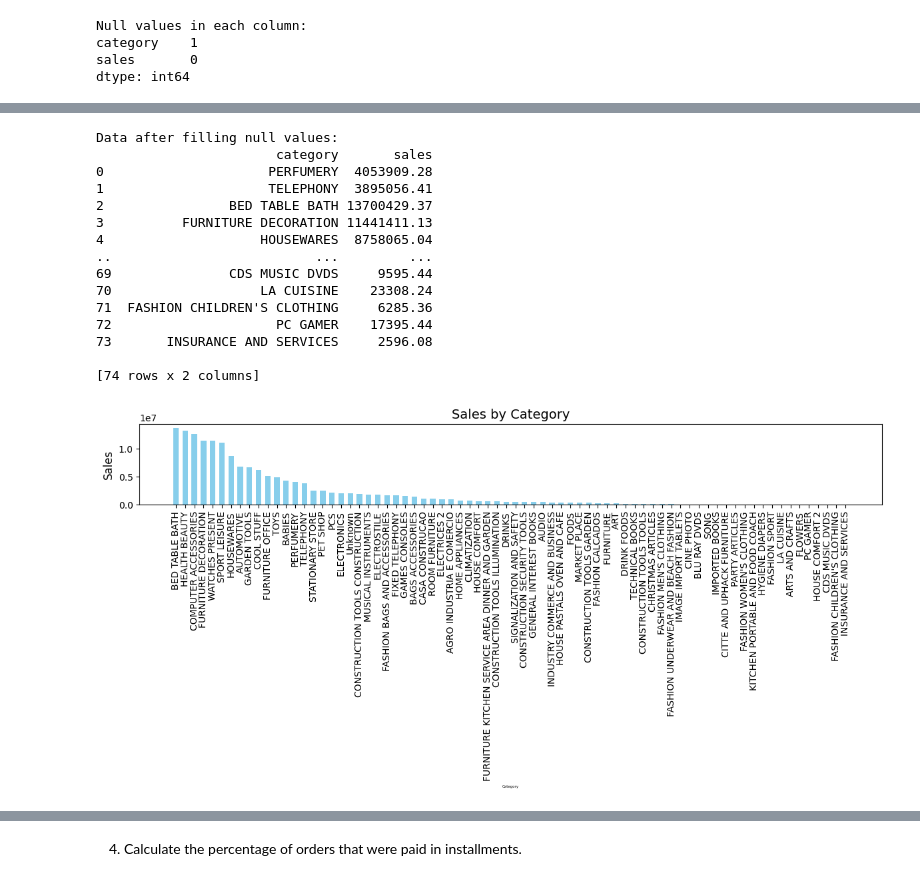
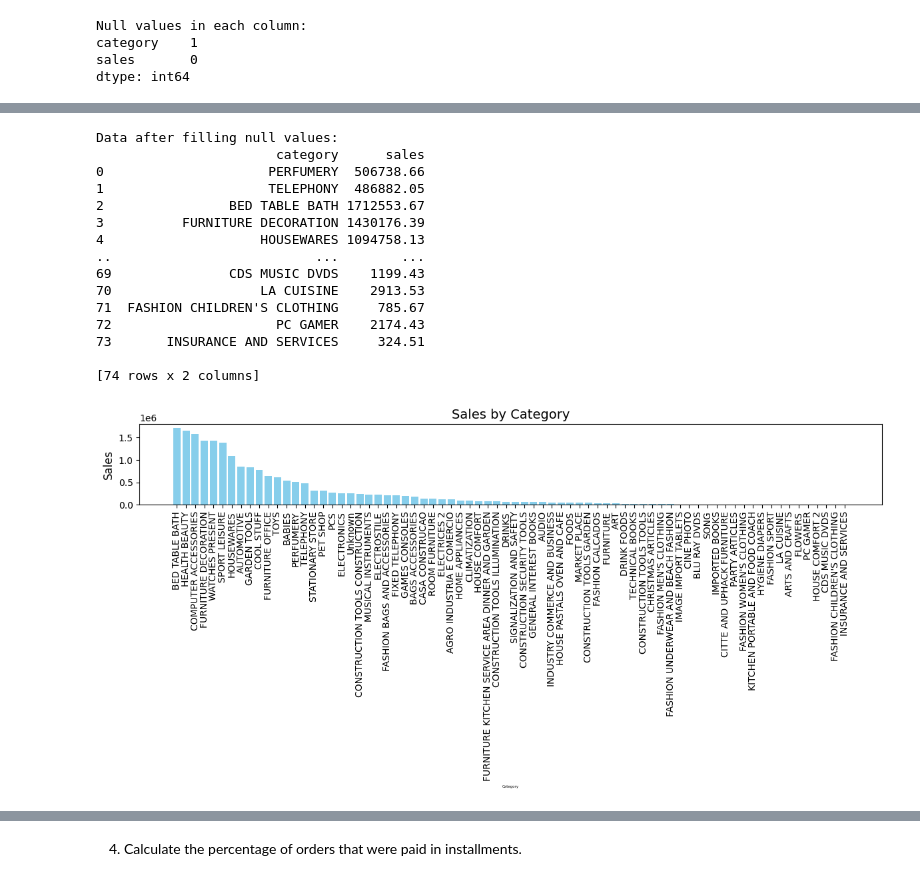
Before and after one commit to Roksana18cse04/SQL_and_Python_DataAnalysis, a Jupyter notebook: python_SQL_Ecommerce.ipynb, the cells around one changed output, grey strips where cells are left out. Cells and saved outputs as stored; diff of their text form; code cells hidden in the pictures.

```diff
--- a/python_SQL_Ecommerce.ipynb
+++ b/python_SQL_Ecommerce.ipynb
@@ -9,7 +11,7 @@ db = mysql.connector.connect(
     host="127.0.0.1",
     user="root",
     password="Roksana@2000",
-    database="XYZ_Company"
+    database="Ecommerce"
 )
 curs = db.cursor()
 # %% [markdown]
@@ -184,40 +186,40 @@ print("\nData after filling null values:")
 print(df)
 # %% [output]
 Data after filling null values:
-                       category       sales
-0                     PERFUMERY  4053909.28
-1                     TELEPHONY  3895056.41
-2                BED TABLE BATH 13700429.37
-3          FURNITURE DECORATION 11441411.13
-4                    HOUSEWARES  8758065.04
-..                          ...         ...
-69               CDS MUSIC DVDS     9595.44
-70                   LA CUISINE    23308.24
-71  FASHION CHILDREN'S CLOTHING     6285.36
-72                     PC GAMER    17395.44
-73       INSURANCE AND SERVICES     2596.08
+                       category      sales
+0                     PERFUMERY  506738.66
+1                     TELEPHONY  486882.05
+2                BED TABLE BATH 1712553.67
+3          FURNITURE DECORATION 1430176.39
+4                    HOUSEWARES 1094758.13
+..                          ...        ...
+69               CDS MUSIC DVDS    1199.43
+70                   LA CUISINE    2913.53
+71  FASHION CHILDREN'S CLOTHING     785.67
+72                     PC GAMER    2174.43
+73       INSURANCE AND SERVICES     324.51
 
 [74 rows x 2 columns]
 # %%
 df =df.sort_values(by = "sales",ascending=False)
 
 # Plot the bar chart with increased bar width
 plt.figure(figsize=(12, 6))  # Adjust figure size for better readability
-plt.bar(df['category'], df['sales'], color='skyblue', width=bar_width)
+plt.bar(df['category'], df['sales'], color='skyblue')
 
 # Add labels and title
 plt.xlabel('Category', fontsize=4)
 plt.ylabel('Sales', fontsize=12)
 plt.title('Sales by Category', fontsize=14)
 
 # Rotate category names for better visibility
 plt.xticks(rotation=90, fontsize=10)
 
 # Show the chart
 plt.tight_layout()
 plt.show()
 # %% [output]
-[figure, old version]
+[figure, new version]
 # %%
 plt.figure(figsize=(10, 6))
 plt.hist(df['sales'], bins=10, color='green', alpha=0.7)
```
Also changed, not shown: parts of 35 cells of this notebook.
